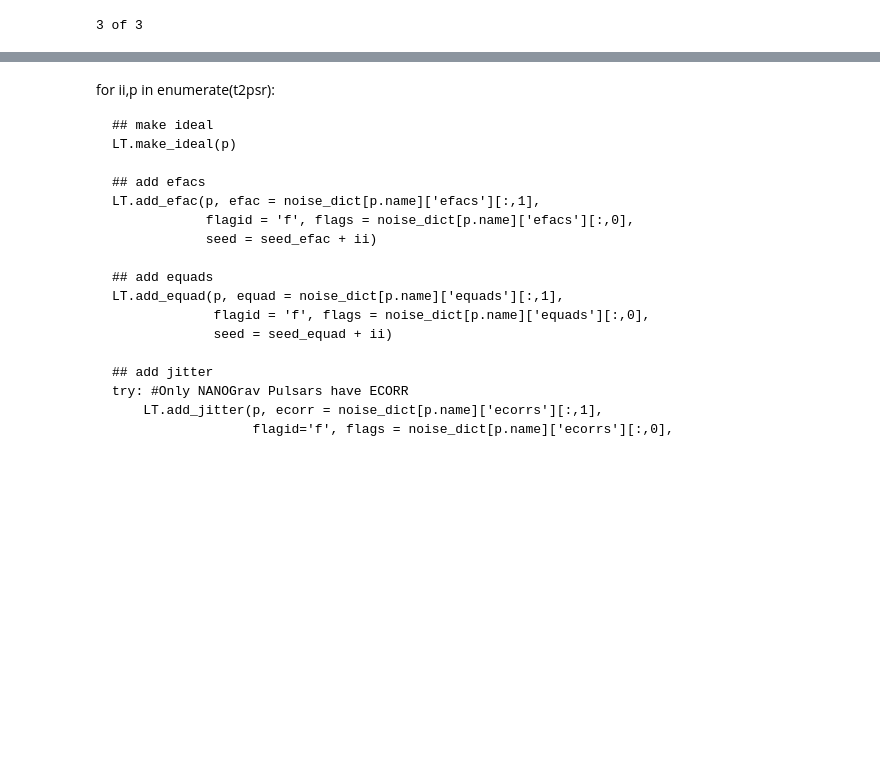
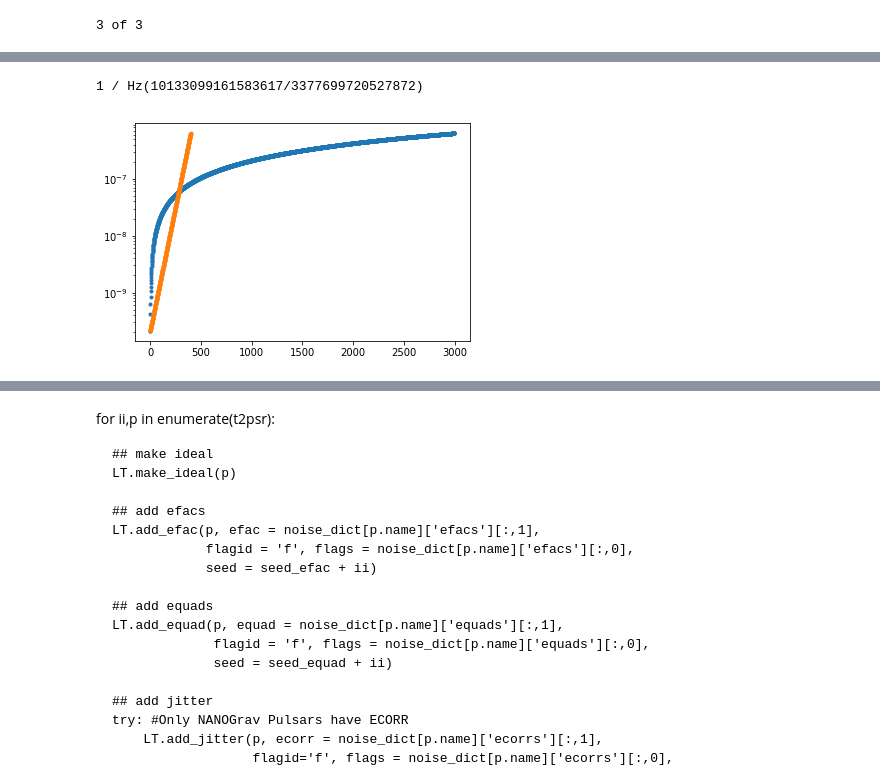
Before and after one commit to LBJ-Wade/NANOGrav, a Jupyter notebook: BackgroundInjections/toasim_testing/comparisons_v2.ipynb, the cells around one changed output, grey strips where cells are left out. Drawn from its saved outputs; the diff is of its cells as text; code cells hidden in the pictures; blank space fills up the shorter version.

```diff
--- a/BackgroundInjections/toasim_testing/comparisons_v2.ipynb
+++ b/BackgroundInjections/toasim_testing/comparisons_v2.ipynb
@@ -266,0 +271,13 @@ f_GWB_test_pta3,Amp_GWB_test_pta3,Res_f3 = MyT.createGWB(test_pta_3, Amp=1.3e-15
+# %%
+log10_A = np.log10(1.3e-15)
+Amp_enterprise_plaw_1 = Plaw(f_GWB_test_pta3, log10_A=log10_A, gamma=13/3, components=1)
+print(Amp_enterprise_plaw_1.unit)
+Amp_enterprise_plaw_1 = Amp_enterprise_plaw_1*1e20
+# %% [output]
+1 / Hz(10133099161583617/3377699720527872)
+# %%
+plt.plot(f_GWB_test_pta2,'.')
+plt.plot(f_GWB_test_pta3,'.')
+plt.yscale('log')
+# %% [output]
+[figure, added]
```
Also changed, not shown: parts of 15 cells of this notebook, 1 other file.
